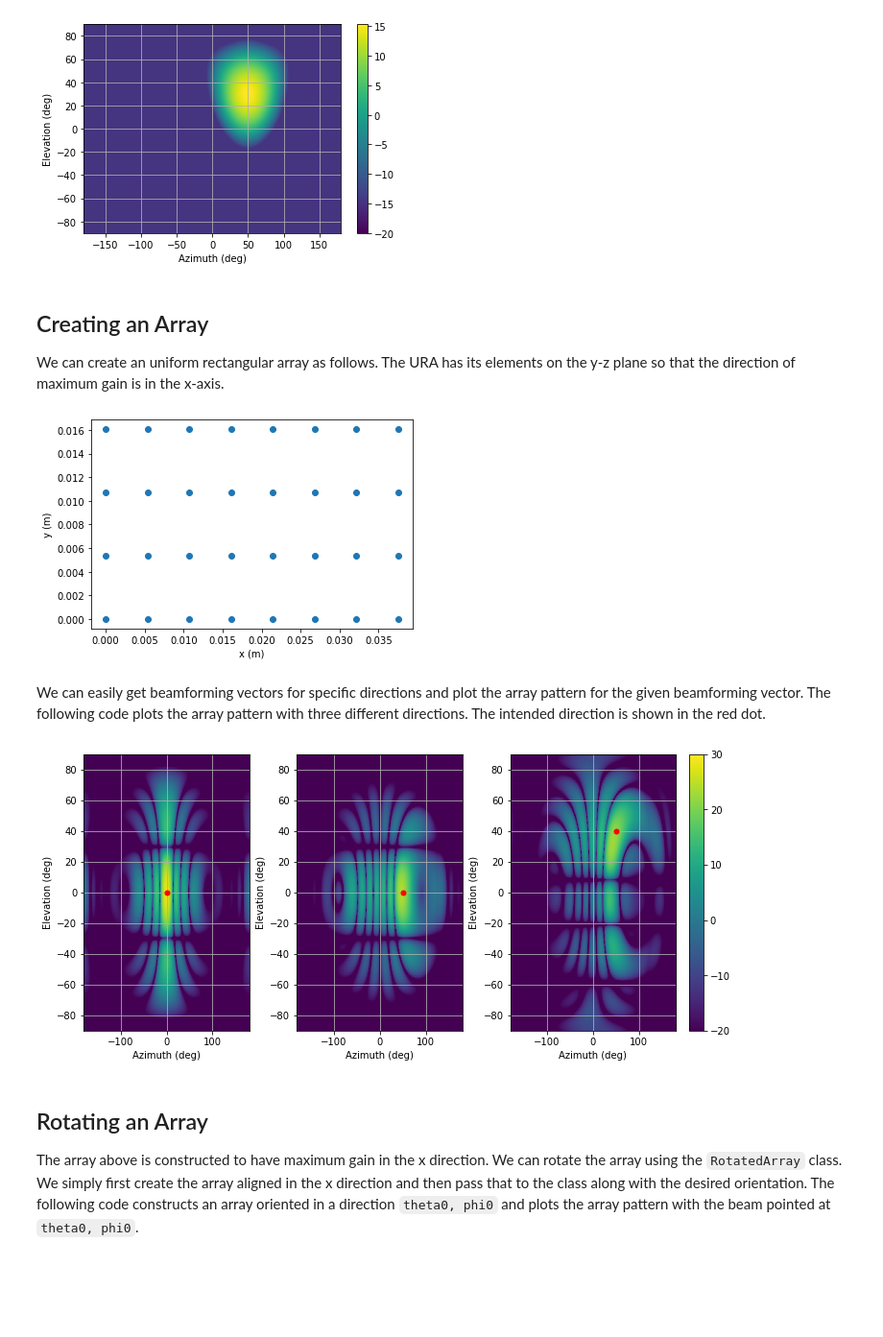
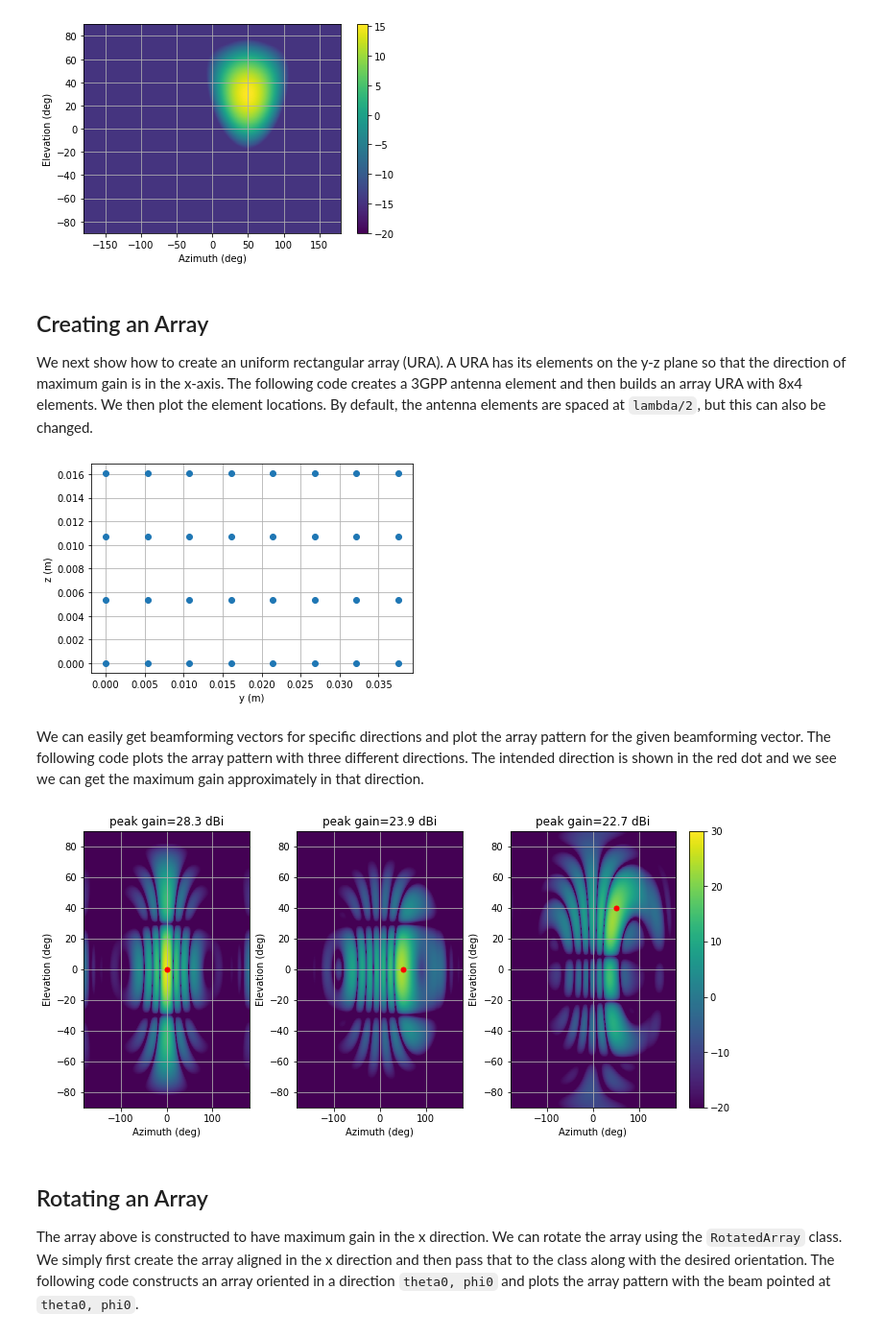
Before and after one commit to nyu-wireless/mmwchanmod, a Jupyter notebook: demos/array_demo.ipynb, the cells around one changed output. Shown at 96% size. Cells and saved outputs as stored; diff of their text form; code cells hidden in the pictures; blank space fills up the shorter version.

```diff
--- a/demos/array_demo.ipynb
+++ b/demos/array_demo.ipynb
@@ -75,7 +84,7 @@ plt.colorbar(im)
 # %% [markdown]
 We can also construct antenna elements oriented in different directions.  In this case, we build an antenna pattern oriented off center with much smaller beamwidths.  We can see from the pattern that the peak directivity is higher and located at the desired location.
 # %%
-elem = sim.antenna.Elem3GPP(theta0=30, phi0=50,thetabw=30, phibw=30)
+elem = Elem3GPP(theta0=30, phi0=50,thetabw=30, phibw=30)
 phi, theta, v, ax, im =\
    elem.plot_pattern(nphi=360, ntheta = 180,\
                     plot_type='2d', vmin=-20)
@@ -87,10 +96,10 @@ plt.colorbar(im)
 # %% [markdown]
 ## Creating an Array
 
-We can create an uniform rectangular array as follows.  The URA has its elements on the y-z plane so that the direction of maximum gain is in the x-axis.
+We next show how to create an uniform rectangular array (URA).  A URA has its elements on the y-z plane so that the direction of maximum gain is in the x-axis.  The following code creates a 3GPP antenna element and then builds an array URA with 8x4 elements.  We then plot the element locations.  By default, the antenna elements are spaced at `lambda/2`, but this can also be changed.
 # %%
 # Antenna element
-elem = sim.antenna.Elem3GPP(thetabw=90, phibw=80)
+elem = Elem3GPP(thetabw=90, phibw=80)
 
 # Number of antenna elements in the y and z direction respectively
 nant = np.array([8,4])
@@ -102,39 +111,44 @@ arr = URA(elem=elem, nant=nant, fc=fc)
 
 # Plot the antenna positions in the y and z plane
 plt.plot(arr.elem_pos[:,1], arr.elem_pos[:,2], 'o')
-plt.xlabel('x (m)')
-_ = plt.ylabel('y (m)')
+plt.xlabel('y (m)')
+plt.ylabel('z (m)')
+plt.grid()
 # %% [output]
-[figure, old version]
+[figure, new version]
 # %% [markdown]
-We can easily get beamforming vectors for specific directions and plot the array pattern for the given beamforming vector.  The following code plots the array pattern with three different directions.  The intended direction is shown in the red dot.
+We can easily get beamforming vectors for specific directions and plot the array pattern for the given beamforming vector.  The following code plots the array pattern with three different directions.  The intended direction is shown in the red dot and we see we can get the maximum gain approximately in that direction.
 # %%
 theta0 = [0, 0, 40]
 phi0 = [0, 50, 50]
 nplot = len(theta0)
 
 fig, ax = plt.subplots(1,nplot, figsize=(10,5))
 for i in range(nplot):
 
     # Get the beamform vector
     w = arr.conj_bf(phi0[i], theta0[i])
 
     # Plot the antenna pattern
     # Note the use of passing vmin and vmax, arguments to the plot
     # This makes sure all plots are on the same colorscale
     phi, theta, v, axi, im =\
        arr.plot_pattern(w=w,nphi=360, ntheta = 180,\
                     plot_type='2d', vmin=-20, vmax=30, ax=ax[i])
     axi.grid()
     axi.plot(phi0[i], theta0[i], 'ro', ms=5)
 
+    # Compute peak gain
+    peak_gain = np.max(v)
+    axi.set_title('peak gain=%4.1f dBi' % peak_gain )
+
 # Add a colorbar
 plt.tight_layout()
 fig.subplots_adjust(bottom=0.1, right=0.93, top=0.9)
 cax = plt.axes([0.95, 0.1, 0.02, 0.8])
 _ = fig.colorbar(im, cax=cax)
 # %% [output]
-[figure, old version]
+[figure, new version]
 # %% [markdown]
 ## Rotating an Array
 
```
Also changed, not shown: parts of 13 cells of this notebook, 9 other files.
